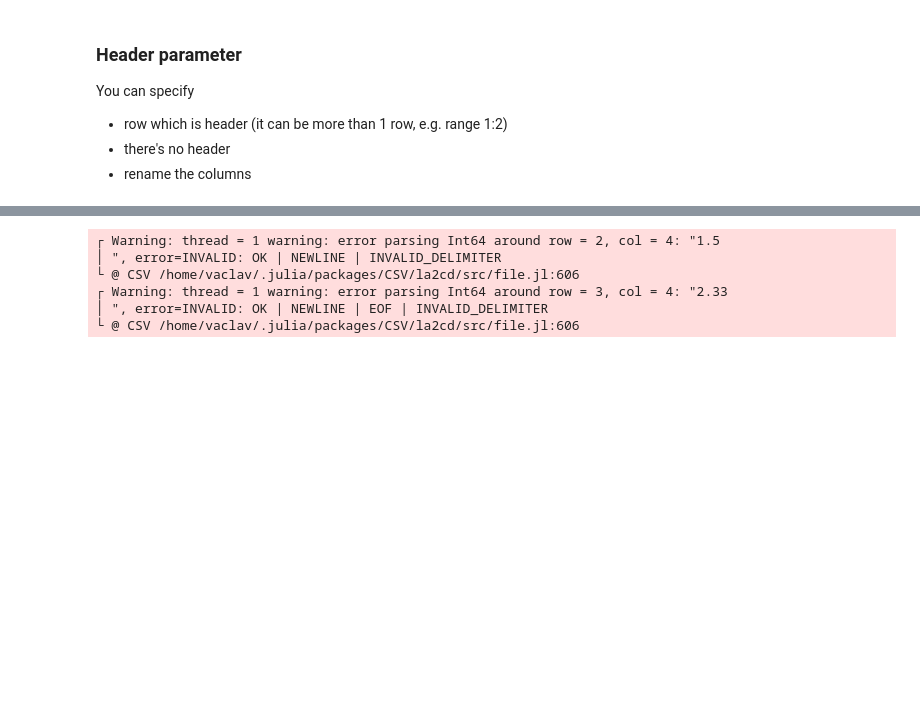
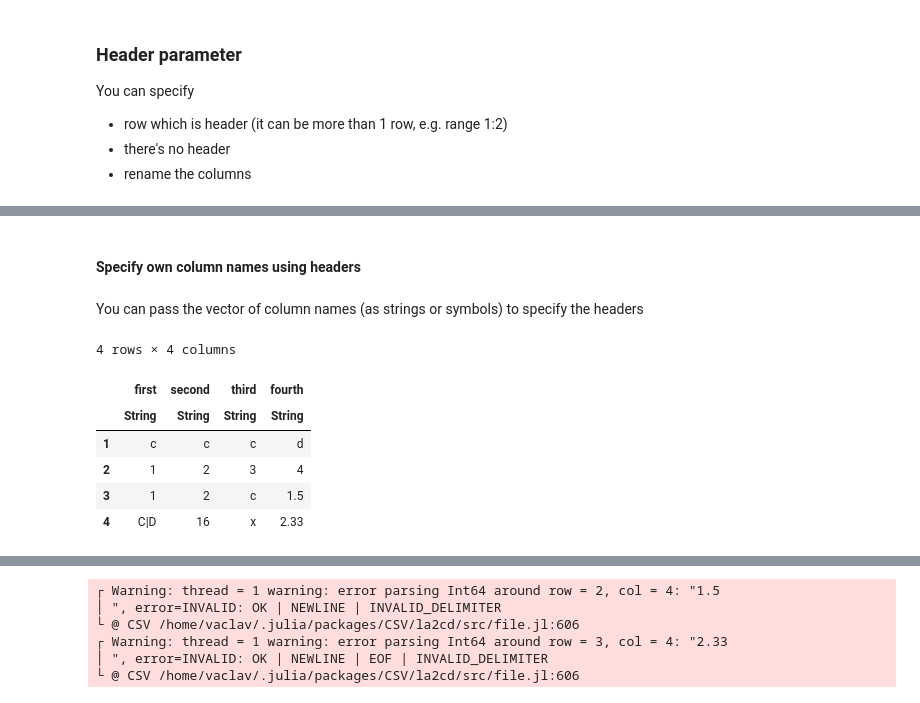
Before and after one commit to vaclavdekanovsky/data-analysis-in-examples, a Jupyter notebook: Julia/CSV/Read_CSV.ipynb, the cells around one changed output, grey strips where cells are left out. Drawn from its saved outputs; the diff is of its cells as text; code cells hidden in the pictures; blank space fills up the shorter version.

```diff
--- a/Julia/CSV/Read_CSV.ipynb
+++ b/Julia/CSV/Read_CSV.ipynb
@@ -236,0 +287,14 @@ You can specify
+# %% [markdown]
+#### Specify own column names using headers
+# %% [markdown]
+You can pass the vector of column names (as strings or symbols) to specify the headers
+# %%
+CSV.read(IOBuffer(data), DataFrame; header=["first","second","third","fourth"])
+# %% [output]
+4 rows × 4 columns
+|  | first | second | third | fourth |
+|  | String | String | String | String |
+| 1 | c | c | c | d |
+| 2 | 1 | 2 | 3 | 4 |
+| 3 | 1 | 2 | c | 1.5 |
+| 4 | C|D | 16 | x | 2.33 |
```
Also changed, not shown: parts of 74 cells of this notebook.
